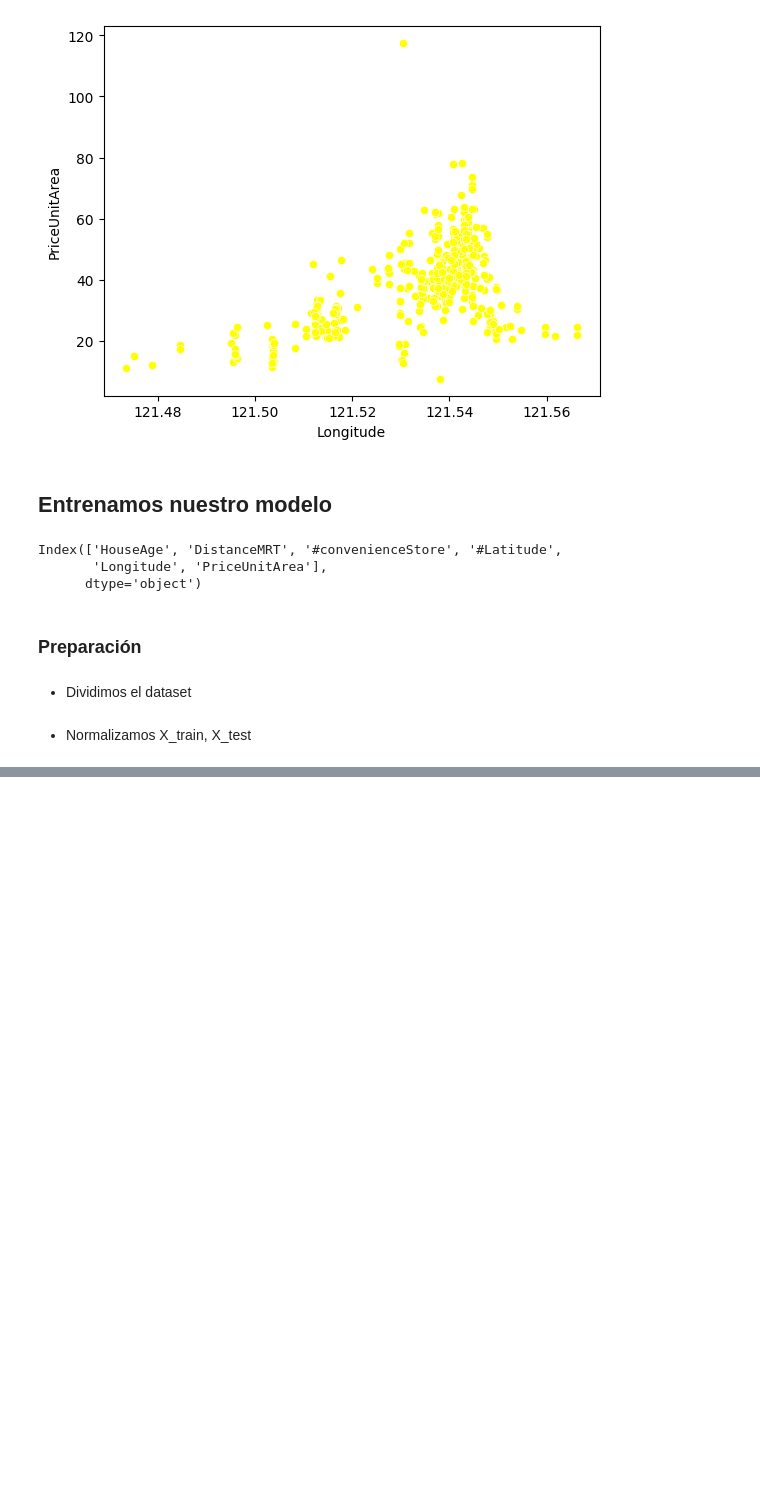
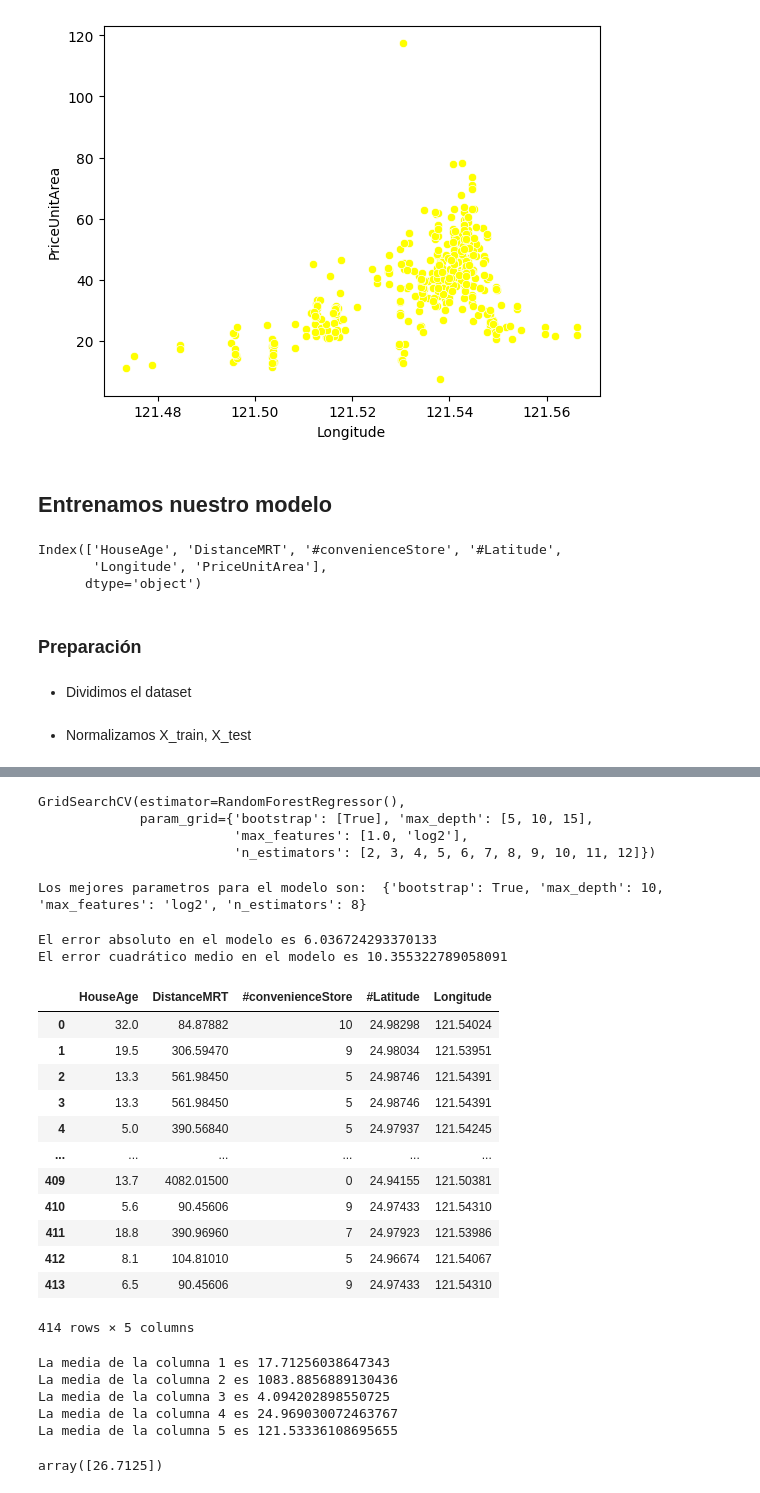
Before and after one commit to ricklarave/Regresion_de_precios_inmobiliarios, a Jupyter notebook: Real Estate Price Regression.ipynb, the cells around one changed output, grey strips where cells are left out. Drawn from its saved outputs; the diff is of its cells as text; code cells hidden in the pictures; blank space fills up the shorter version.

Commit message:
Regresion Lineal & Regresion de vectores de soporte & Random Forest & Prueba

```diff
--- a/Real Estate Price Regression.ipynb
+++ b/Real Estate Price Regression.ipynb
@@ -293,0 +422,71 @@ scaler_X_test = scaler.fit_transform( X_test ) # aplicamos la normalización
+# %%
+'''
+Realiza una búsqueda exhaustiva de combinaciones de hiperparámetros dentro
+de un rango especificado y devuelve el conjunto óptimo de valores de
+hiperparámetros que producen el mejor rendimiento en el conjunto de datos
+'''
+gridrfr = GridSearchCV( rfrmodel, param_gridrfr )
+
+'''
+Se utiliza para ajustar el modelo RandomForestRegressor a los datos de entrenamiento
+Normalizados. Utilizando la combinación óptima de hiperparámetros encontrada por GridSearchCV
+'''
+gridrfr.fit( scaled_X_train, y_train )
+# %% [output]
+GridSearchCV(estimator=RandomForestRegressor(),
+             param_grid={'bootstrap': [True], 'max_depth': [5, 10, 15],
+                         'max_features': [1.0, 'log2'],
+                         'n_estimators': [2, 3, 4, 5, 6, 7, 8, 9, 10, 11, 12]})
+# %%
+print( "Los mejores parametros para el modelo son: ", gridrfr.best_params_ )
+
+# Se utiliza para hacer predicciones en el conjunto de datos de prueba
+predsgridrfr = gridrfr.predict( scaled_X_test )
+# %% [output]
+Los mejores parametros para el modelo son:  {'bootstrap': True, 'max_depth': 10, 'max_features': 'log2', 'n_estimators': 8}
+# %%
+modelresults( predsgridrfr )
+# %% [output]
+El error absoluto en el modelo es 6.036724293370133
+El error cuadrático medio en el modelo es 10.355322789058091
+# %%
+X
+# %% [output]
+|  | HouseAge | DistanceMRT | #convenienceStore | #Latitude | Longitude |
+| 0 | 32.0 | 84.87882 | 10 | 24.98298 | 121.54024 |
+| 1 | 19.5 | 306.59470 | 9 | 24.98034 | 121.53951 |
+| 2 | 13.3 | 561.98450 | 5 | 24.98746 | 121.54391 |
+| 3 | 13.3 | 561.98450 | 5 | 24.98746 | 121.54391 |
+| 4 | 5.0 | 390.56840 | 5 | 24.97937 | 121.54245 |
+| ... | ... | ... | ... | ... | ... |
+| 409 | 13.7 | 4082.01500 | 0 | 24.94155 | 121.50381 |
+| 410 | 5.6 | 90.45606 | 9 | 24.97433 | 121.54310 |
+| 411 | 18.8 | 390.96960 | 7 | 24.97923 | 121.53986 |
+| 412 | 8.1 | 104.81010 | 5 | 24.96674 | 121.54067 |
+| 413 | 6.5 | 90.45606 | 9 | 24.97433 | 121.54310 |
+414 rows × 5 columns
+# %%
+# Calcula la media de cada columna del conjunto de datos X
+columnumber = 1
+for index in X.columns:
+    mean = data[index].mean()
+    print("La media de la columna {} es {}".format( columnumber, mean ))
+    columnumber += 1
+# %% [output]
+La media de la columna 1 es 17.71256038647343
+La media de la columna 2 es 1083.8856889130436
+La media de la columna 3 es 4.094202898550725
+La media de la columna 4 es 24.969030072463767
+La media de la columna 5 es 121.53336108695655
+# %%
+newhouse = np.array( [17, 1083, 4, 24, 121] )
+'''
+1 indica que se quiere que el resultado tenga una sola fila,
+mientras que -1 se utiliza para indicar que se quiere que numpy
+calcule automáticamente el número de columnas que debe tener el
+nuevo array para que tenga la misma cantidad de elementos que el
+array original.
+'''
+gridrfr.predict( newhouse.reshape(1, -1) )
+# %% [output]
+array([26.7125])
```
Also changed, not shown: parts of 15 cells of this notebook.
